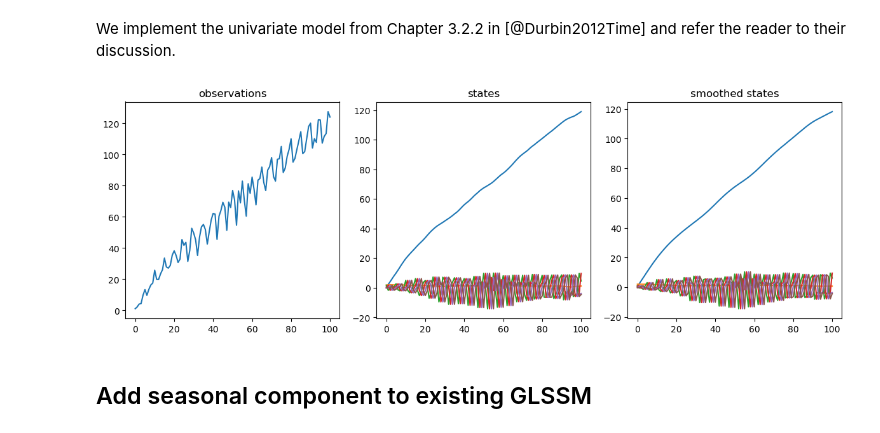
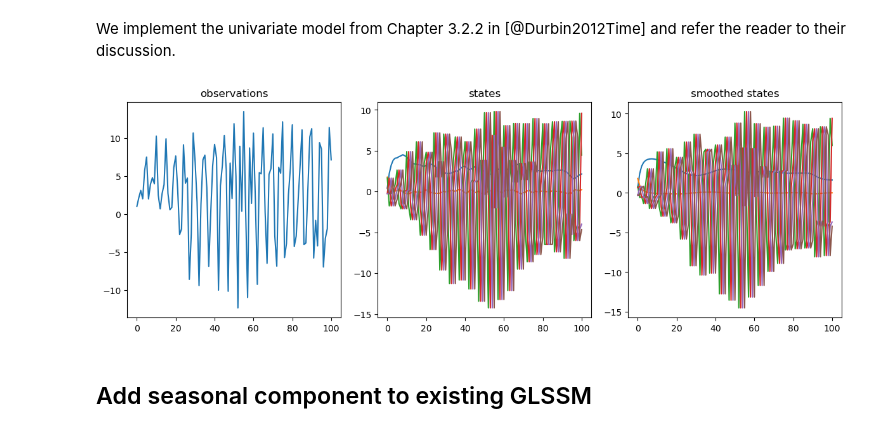
Before and after one commit to stefanheyder/isssm, a Jupyter notebook: nbs/models/10_stsm.ipynb, the cells around one changed output. Saved outputs shown, nothing was run; the diff lists cells and outputs as text; code cells hidden in the pictures.

```diff
--- a/nbs/models/10_stsm.ipynb
+++ b/nbs/models/10_stsm.ipynb
@@ -29,9 +29,10 @@ def stsm(
     Sigma_init: Float[Array, "m m"], # initial state covariance
     o2: Float, # variance of observation noise
     s_order: int, # order of seasonal component
+    alpha_velocity: Float = 1., # dampening factor for velocity
 ) -> GLSSM:
 
-    A = jnp.array([[1, 1], [0, 1]])
+    A = jnp.array([[1, 1], [0, alpha_velocity]])
     B = jnp.array([[1, 0]])
 
     Sigma = jnp.diag(jnp.array([s2_mu, s2_nu]))
@@ -60,24 +61,24 @@ def stsm(
     return GLSSM(x0, A, Sigma, B, Omega)
 # %%
 s_ord = 4
-glssm = stsm(jnp.zeros(2 + s_ord), 0., .01, 1., 100, jnp.eye(2 + s_ord), 1., s_ord)
+glssm = stsm(jnp.zeros(2 + s_ord), 0., .01, 1., 100, jnp.eye(2 + s_ord), 1., s_ord, .5)
 key = jrn.PRNGKey(534512423)
 key, subkey = jrn.split(key)
 (x,), (y,) = simulate_glssm(glssm, 1, subkey)
 
 x_smooth, _  = smoother(kalman(y, glssm), glssm.A)
 
 fig, axs = plt.subplots(1, 3, figsize=(12, 4))
 fig.tight_layout()
 axs[0].set_title("observations")
 axs[0].plot(y)
 axs[1].set_title("states")
 axs[1].plot(x)
 axs[2].set_title("smoothed states")
 axs[2].plot(x_smooth)
 plt.show()
 # %% [output]
-[figure, old version]
+[figure, new version]
 # %% [markdown]
 ## Add seasonal component to existing GLSSM
 # %%
```
Also changed, not shown: parts of 1 cell of this notebook, 18 other files.
